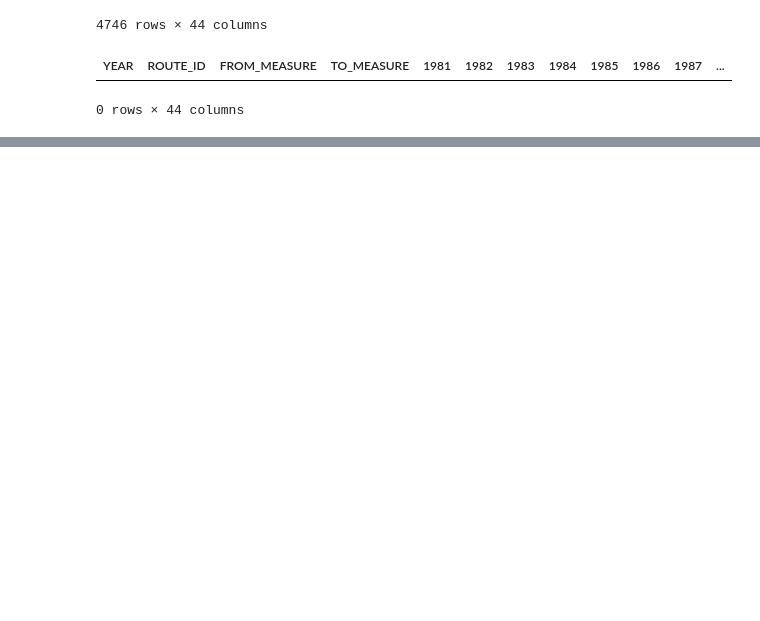
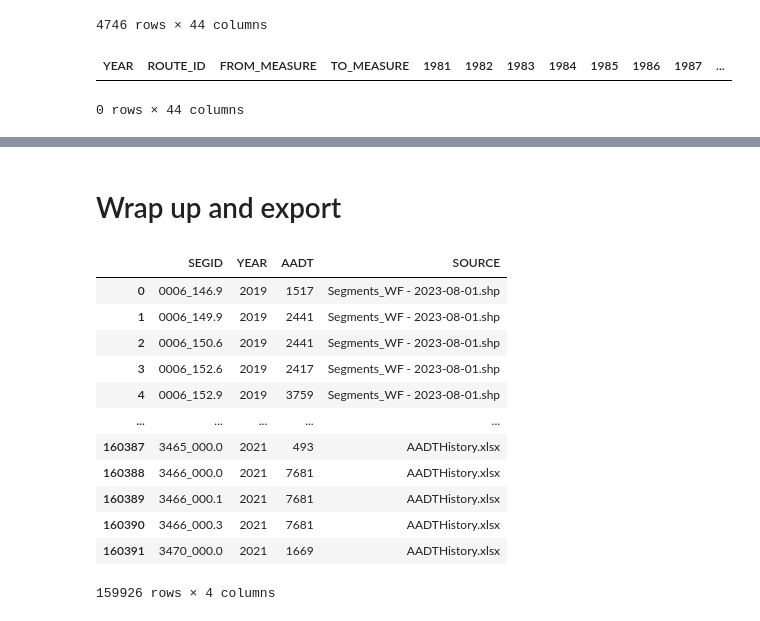
Before and after one commit to WFRCAnalytics/Traffic-Volume-Forecasts, a Jupyter notebook: 1-Get-Historic-Data-and-Previous-Forecasts.ipynb, the cells around one changed output, grey strips where cells are left out. Cells and saved outputs as stored; diff of their text form; code cells hidden in the pictures; blank space fills up the shorter version.

```diff
--- a/1-Get-Historic-Data-and-Previous-Forecasts.ipynb
+++ b/1-Get-Historic-Data-and-Previous-Forecasts.ipynb
@@ -239,0 +309,19 @@ _df
+# %% [markdown]
+# Wrap up and export
+# %%
+dfAadt = pd.concat([dfAadtFromSegments,dfAadtFromHistoric])
+dfAadt
+# %% [output]
+|  | SEGID | YEAR | AADT | SOURCE |
+| 0 | 0006_146.9 | 2019 | 1517 | Segments_WF - 2023-08-01.shp |
+| 1 | 0006_149.9 | 2019 | 2441 | Segments_WF - 2023-08-01.shp |
+| 2 | 0006_150.6 | 2019 | 2441 | Segments_WF - 2023-08-01.shp |
+| 3 | 0006_152.6 | 2019 | 2417 | Segments_WF - 2023-08-01.shp |
+| 4 | 0006_152.9 | 2019 | 3759 | Segments_WF - 2023-08-01.shp |
+| ... | ... | ... | ... | ... |
+| 160387 | 3465_000.0 | 2021 | 493 | AADTHistory.xlsx |
+| 160388 | 3466_000.0 | 2021 | 7681 | AADTHistory.xlsx |
+| 160389 | 3466_000.1 | 2021 | 7681 | AADTHistory.xlsx |
+| 160390 | 3466_000.3 | 2021 | 7681 | AADTHistory.xlsx |
+| 160391 | 3470_000.0 | 2021 | 1669 | AADTHistory.xlsx |
+159926 rows × 4 columns
```
Also changed, not shown: parts of 10 cells of this notebook.
